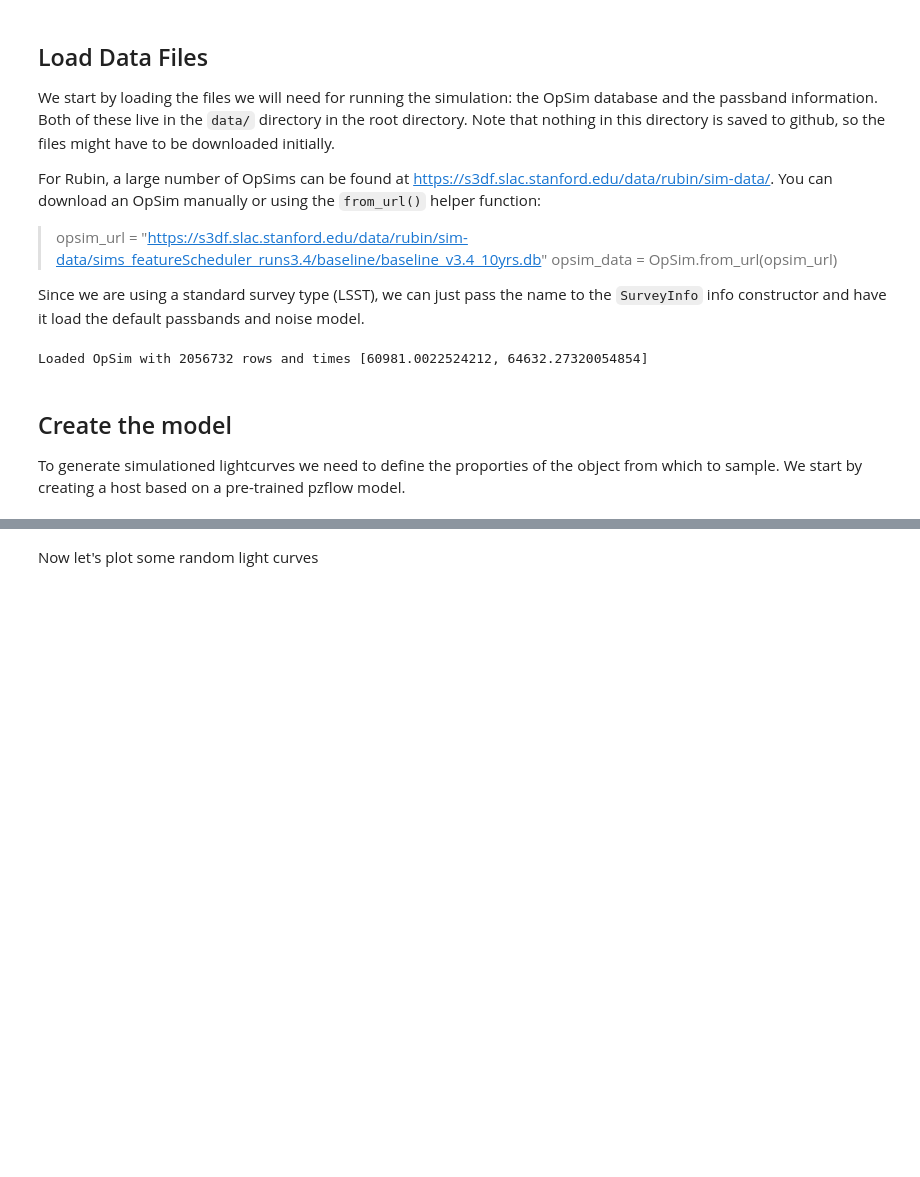
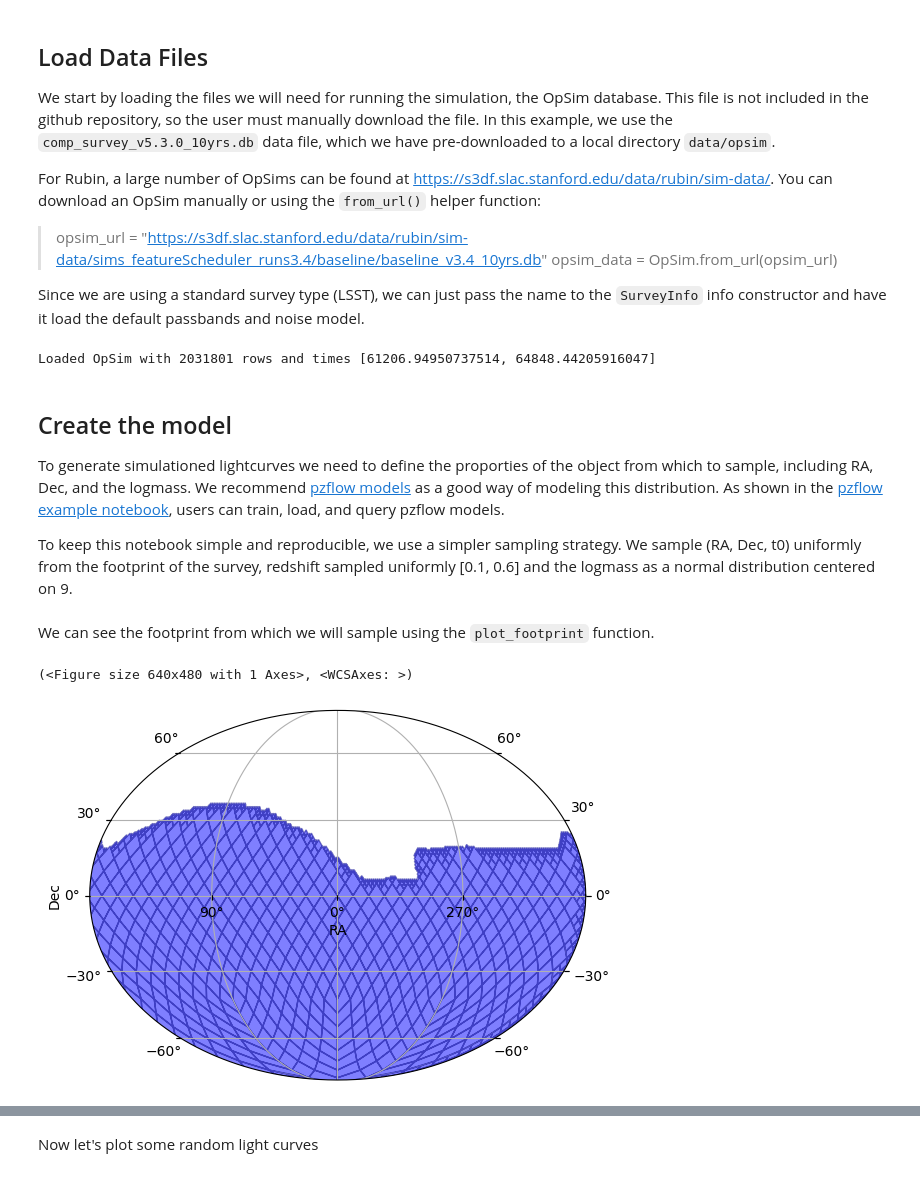
Before and after one commit to lincc-frameworks/lightcurvelynx, a Jupyter notebook: docs/notebooks/pre_executed/plasticc_snia.ipynb, the cells around one changed output, grey strips where cells are left out. Drawn from its saved outputs; the diff is of its cells as text; code cells hidden in the pictures; blank space fills up the shorter version.

```diff
--- a/docs/notebooks/pre_executed/plasticc_snia.ipynb
+++ b/docs/notebooks/pre_executed/plasticc_snia.ipynb
@@ -20,7 +21,7 @@ from lightcurvelynx.utils.plotting import plot_lightcurves
 # %% [markdown]
 ## Load Data Files
 
-We start by loading the files we will need for running the simulation: the OpSim database and the passband information. Both of these live in the `data/` directory in the root directory. Note that nothing in this directory is saved to github, so the files might have to be downloaded initially.
+We start by loading the files we will need for running the simulation, the OpSim database. This file is not included in the github repository, so the user must manually download the file. In this example, we use the `comp_survey_v5.3.0_10yrs.db` data file, which we have pre-downloaded to a local directory `data/opsim`.
 
 For Rubin, a large number of OpSims can be found at [https://s3df.slac.stanford.edu/data/rubin/sim-data/](https://s3df.slac.stanford.edu/data/rubin/sim-data/). You can download an OpSim manually or using the `from_url()` helper function:
 
@@ -29,34 +30,41 @@ For Rubin, a large number of OpSims can be found at [https://s3df.slac.stanford.
 
 Since we are using a standard survey type (LSST), we can just pass the name to the `SurveyInfo` info constructor and have it load the default passbands and noise model.
 # %%
-# Load the OpSim data.
-opsim_db = OpSim.from_db(_LIGHTCURVELYNX_BASE_DATA_DIR / "opsim" / "baseline_v5.1.1_10yrs.db")
+# Load the OpSim data. You will need to have downloaded the OpSim data to a local directory and set the
+# path accordingly.
+opsim_db = OpSim.from_db(_LIGHTCURVELYNX_BASE_DATA_DIR / "opsim" / "comp_survey_v5.3.0_10yrs.db")
 
 t_min, t_max = opsim_db.time_bounds()
 print(f"Loaded OpSim with {len(opsim_db)} rows and times [{t_min}, {t_max}]")
 
 survey_info = SurveyInfo(obstable=opsim_db, survey_name="LSST")
 # %% [output]
-Loaded OpSim with 2056732 rows and times [60981.0022524212, 64632.27320054854]
+Loaded OpSim with 2031801 rows and times [61206.94950737514, 64848.44205916047]
 # %% [markdown]
 ## Create the model
 
-To generate simulationed lightcurves we need to define the proporties of the object from which to sample. We start by creating a host based on a pre-trained pzflow model.
+To generate simulationed lightcurves we need to define the proporties of the object from which to sample, including RA, Dec, and the logmass. We recommend [pzflow models](https://jfcrenshaw.github.io/pzflow/) as a good way of modeling this distribution. As shown in the [pzflow example notebook](https://lightcurvelynx.readthedocs.io/en/latest/notebooks/pre_executed/using_pzflow.html), users can train, load, and query pzflow models.
+
+To keep this notebook simple and reproducible, we use a simpler sampling strategy. We sample (RA, Dec, t0) uniformly from the footprint of the survey, redshift sampled uniformly [0.1, 0.6] and the logmass as a normal distribution centered on 9.
 # %%
-# Load the Flow model into a PZFlow node. This gives access to all of the outputs of the
-# flow model as attributes of the PZFlowNode.
-pz_node = PZFlowNode.from_file(
-    _LIGHTCURVELYNX_BASE_DATA_DIR / "model_files" / "snia_hosts_test_pzflow.pkl",  # filename
-    node_label="pznode",
-)
+# Create a MOC sampler for the survey. This will be used to sample positions on the sky that are consistent
+# with the survey's footprint.
+pos_sampler = ApproximateMOCSampler.from_obstable(opsim_db, depth=8)
 
-# Create a model for the host of the SNIa. The attributes will be sampled via
-# the PZFlowNode's model. So each host instantiation will have its own properties.
-# Note: This requires the user to know the output names from the underlying flow model.
-host = SNIaHost(
-    ra=pz_node.RA_GAL,
-    dec=pz_node.DEC_GAL,
-    hostmass=pz_node.LOGMASS,
-    redshift=NumpyRandomFunc("uniform", low=0.1, high=0.6),
-    node_label="host",
-)
+# Sample the t0 parameter uniformly from the survey's time bounds.
+t0_sampler = NumpyRandomFunc("uniform", low=t_min, high=t_max)
+
+# Sample the redshift uniformly between 0.1 and 0.6. This is just an example, and can be changed to match the expected
+# redshift distribution of the SNe Ia in the survey.
+redshift_sampler = NumpyRandomFunc("uniform", low=0.1, high=0.6)
+
+# Sample the logmass as normal distribution with mean 9 and std 1. This is just an example, and can be changed
+# to match the expected distribution of host masses.
+logmass_sampler = NumpyRandomFunc("normal", loc=9, scale=1)
+# %% [markdown]
+We can see the footprint from which we will sample using the `plot_footprint` function.
+# %%
+pos_sampler.plot_footprint()
+# %% [output]
+(<Figure size 640x480 with 1 Axes>, <WCSAxes: >)
+[figure, added]
```
Also changed, not shown: parts of 11 cells of this notebook, 4 other files.
